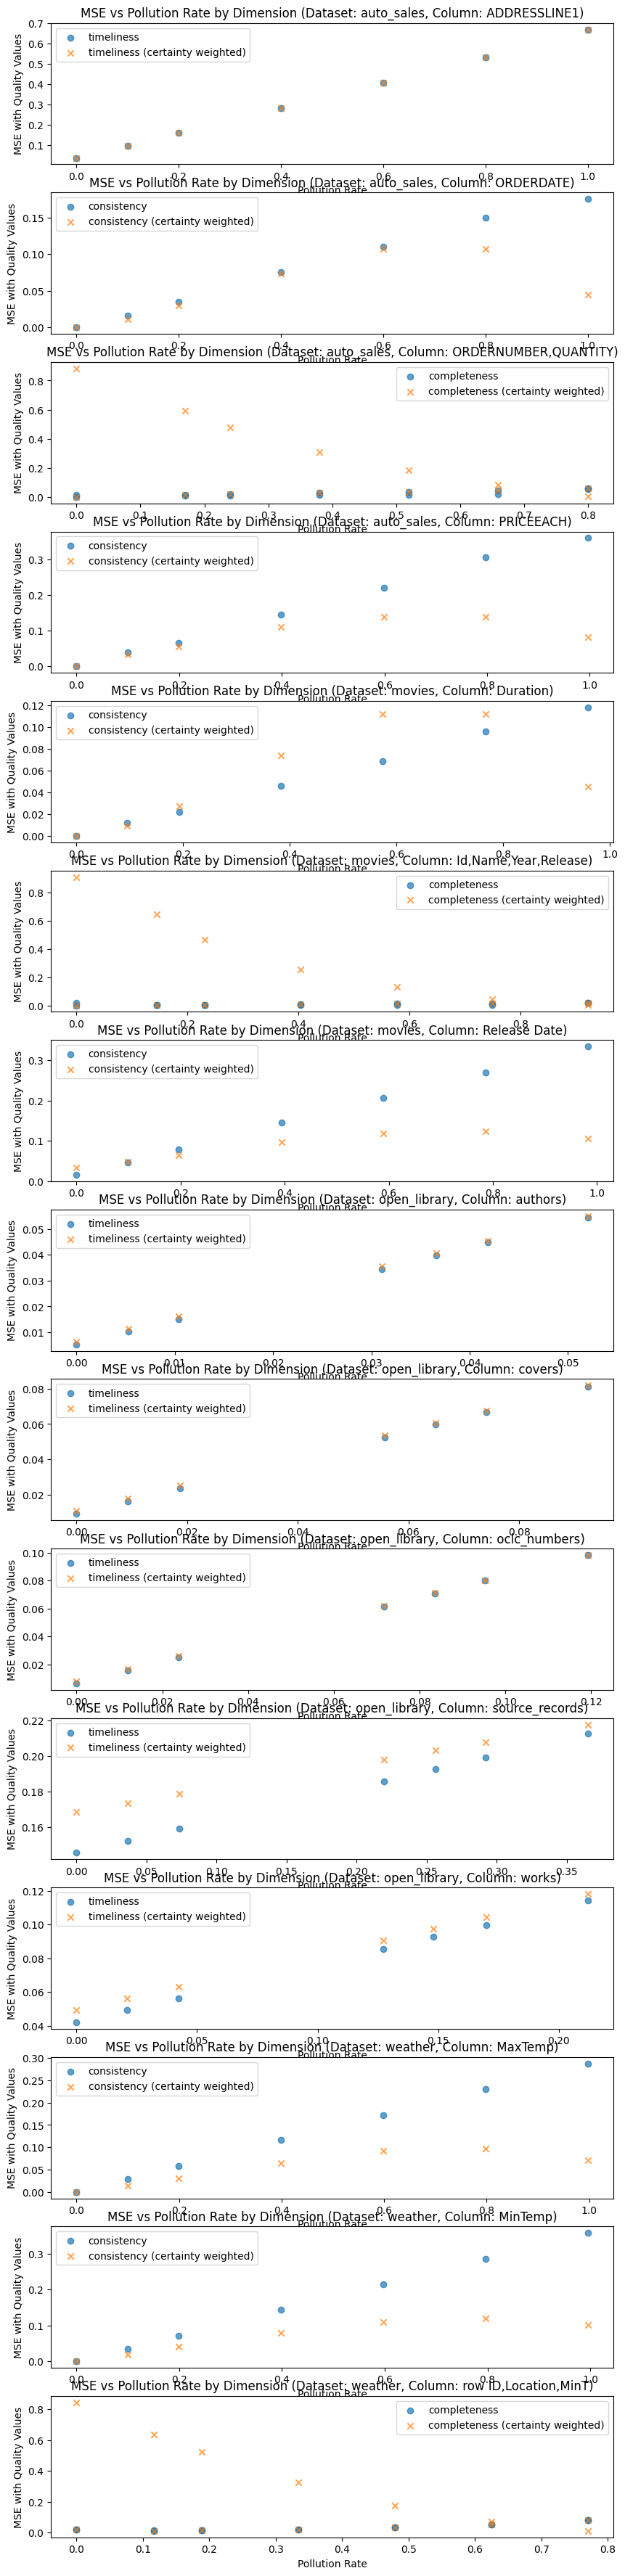
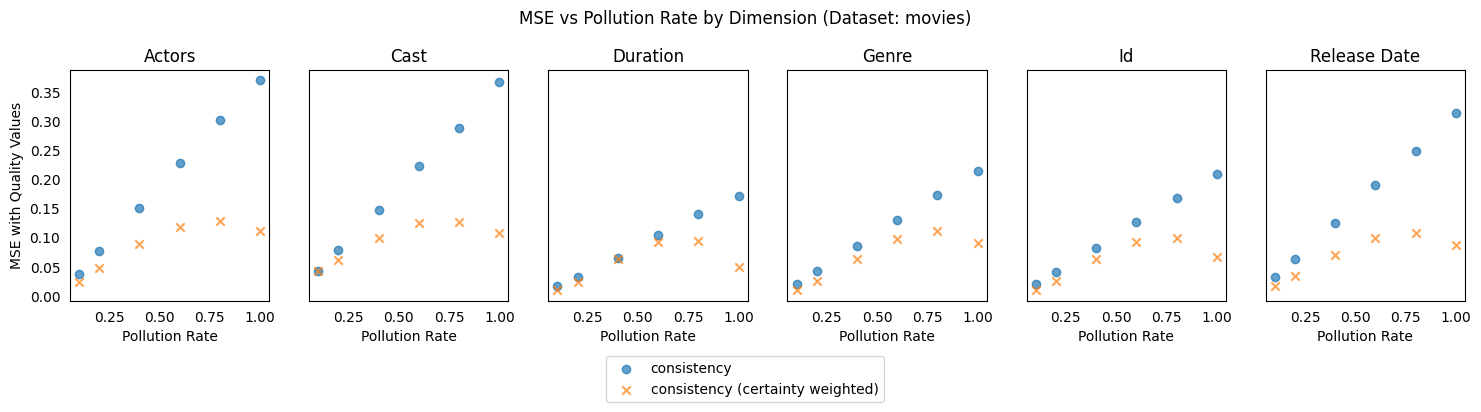
Code edit (unified diff) that turned the first committed figure into the second:
--- before
+++ after
@@ -15,4 +15,5 @@
     for folder in latest["polluted_folders"]
     for dim in ["timeliness", "completeness", "consistency"]
+    if (Path(folder) / dim / "results" / "evaluations.json").exists()
 }
 
@@ -43,35 +44,46 @@
 )
 
-df.to_csv(".evaluation_summary.csv", index=False)
+groups = df.groupby("dataset")
 
-groups = df.groupby(["dataset", "column"])
+for ds, data in groups:
+    grouped_by_column = data.groupby("column")
+    ncols = len(grouped_by_column)
+    nrows = len(data["dimension"].unique())
 
-# plot mse vs pollution rate
-fig, axes = plt.subplots(len(groups), figsize=(10, 3 * len(groups)))
-
-for (group_key, data), ax in zip(groups, axes):
-    ds, col = group_key
-    for dim in data["dimension"].unique():
-        dim_data = data[data["dimension"] == dim]
-        ax.scatter(
-            dim_data["pollution_rate"],
-            dim_data["mse_dq"],
-            label=dim,
-            alpha=0.7,
-        )
-        ax.scatter(
-            dim_data["pollution_rate"],
-            dim_data["mse_dq_certainty"],
-            label=f"{dim} (certainty weighted)",
-            alpha=0.7,
-            marker="x",
-        )
-    ax.set_xlabel("Pollution Rate")
-    ax.set_ylabel("MSE with Quality Values")
-    ax.set_title(
-        "MSE vs Pollution Rate by Dimension (Dataset: {}, Column: {})".format(
-            ds, col[:20]
-        )
+    fig, axes = plt.subplots(
+        nrows=nrows,
+        ncols=ncols,
+        figsize=(3 * ncols, 3 * nrows),
+        sharex=True,
+        sharey=True,
     )
-    ax.legend()
+    axes = [axes] if nrows == 1 else axes
+    for dim, (i, row_axes) in zip(data["dimension"].unique(), enumerate(axes)):
+        row_axes[0].set_ylabel("MSE with Quality Values")
+        for (col, col_data), (j, ax) in zip(grouped_by_column, enumerate(row_axes)):
+            dim_data = col_data[col_data["dimension"] == dim]
+            ax.set_title(str(col)[:20])
+            ax.scatter(
+                dim_data["pollution_rate"],
+                dim_data["mse_dq"],
+                label=dim,
+                alpha=0.7,
+            )
+            ax.scatter(
+                dim_data["pollution_rate"],
+                dim_data["mse_dq_certainty"],
+                label=f"{dim} (certainty weighted)",
+                alpha=0.7,
+                marker="x",
+            )
+            if i == len(axes) - 1:
+                ax.set_xlabel("Pollution Rate")
+            ax.tick_params(axis="both", which="both", bottom=False, left=False)
+            if i == len(axes) - 1 and j == len(row_axes) - 1:
+                handles, labels = ax.get_legend_handles_labels()
+                fig.legend(handles, labels, loc="lower center", bbox_to_anchor=(0.5, -0.25))
+    fig.suptitle(
+        "MSE vs Pollution Rate by Dimension (Dataset: {})".format(ds),
+        y=1.08,
+    )
 plt.show()

Commit: Extend movies consistency assesment and improve plots